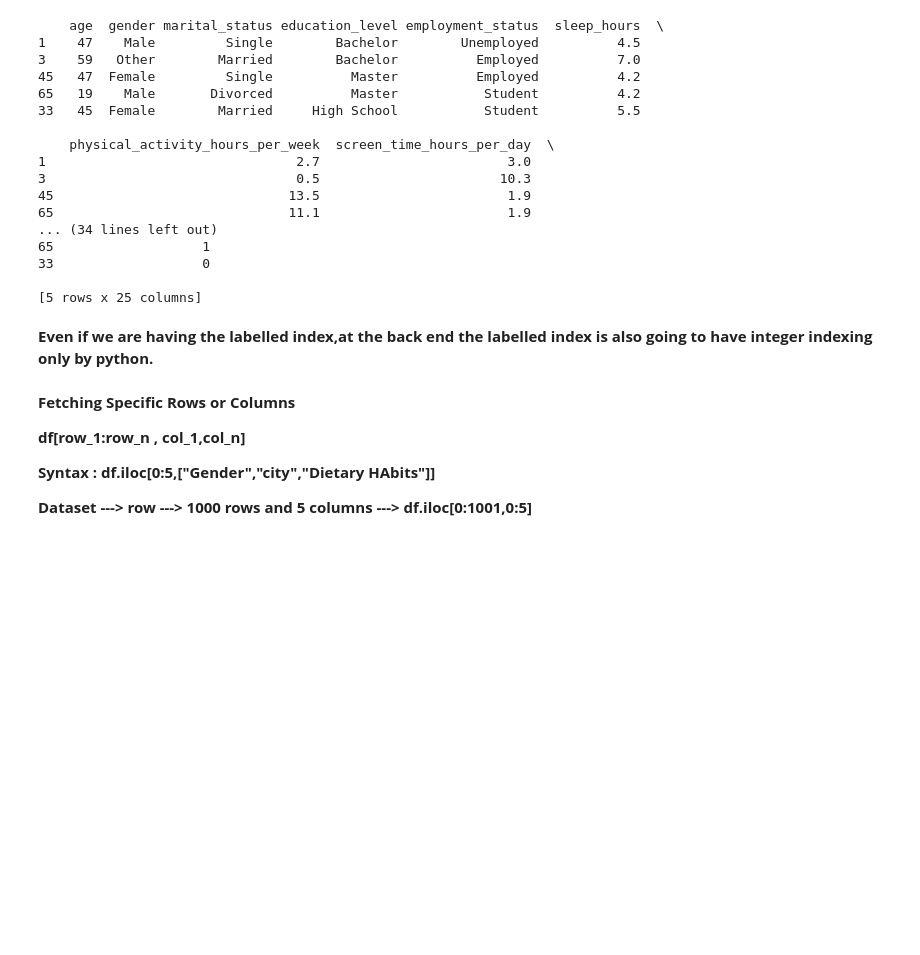
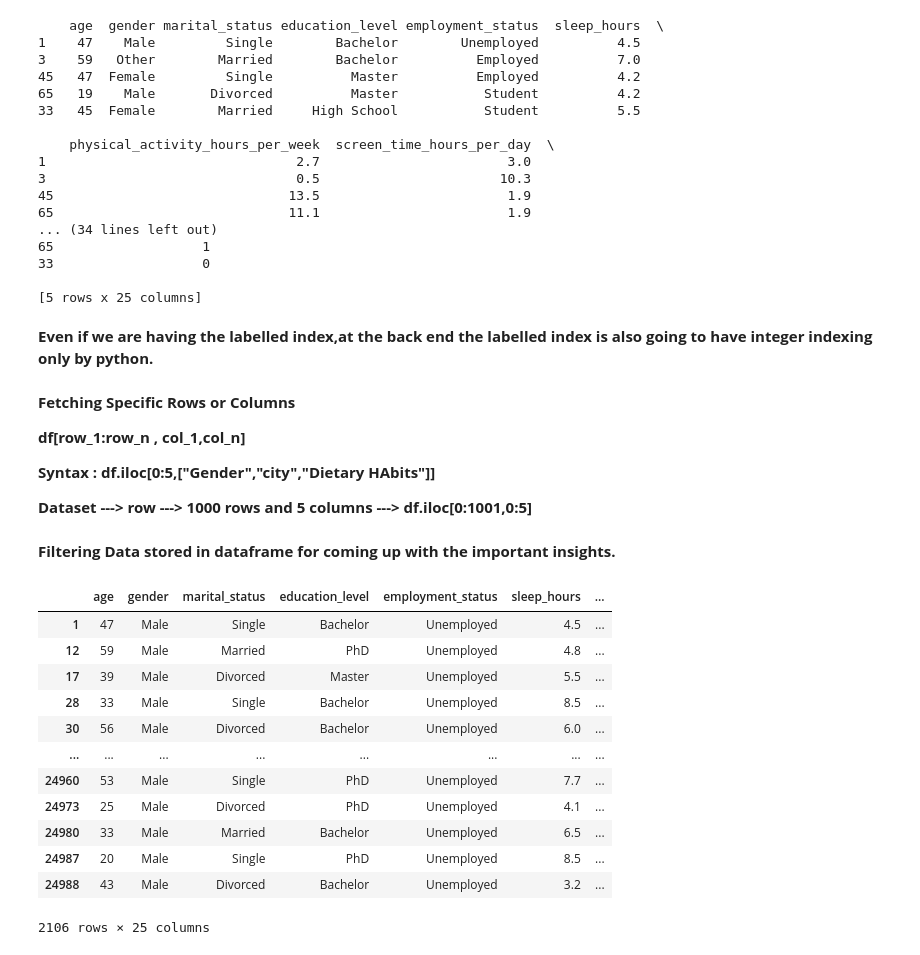
Before and after one commit to Legendkiller9855/GENRATIVE_AI, a Jupyter notebook: Pandas.ipynb, the cells around one changed output. Cells and saved outputs as stored; diff of their text form; code cells hidden in the pictures; blank space fills up the shorter version.

```diff
--- a/Pandas.ipynb
+++ b/Pandas.ipynb
@@ -1087,3 +1087,30 @@ print(data.iloc[[1,3,45,65,33]])
 **Syntax : df.iloc[0:5,["Gender","city","Dietary HAbits"]]**
 
 **Dataset ---> row ---> 1000 rows and 5 columns ---> df.iloc[0:1001,0:5]**
+# %% [markdown]
+**Filtering Data stored in dataframe for coming up with the important insights.**
+# %%
+import numpy as np
+import json
+import pandas as pd
+
+data = pd.read_csv('/content/mental_health_risk_dataset.csv')
+data['gender'] == 'Male' #Will put this condition on the data and give data following this condition in form of true or false..
+
+data[data['gender'] == 'Male'] #To get the whole data passing the condition
+
+data[(data['gender'] == 'Male') & (data['employment_status'] == 'Unemployed')] #As it has & it will give data which passes both the condition.
+# %% [output]
+|  | age | gender | marital_status | education_level | employment_status | sleep_hours | ... |
+| 1 | 47 | Male | Single | Bachelor | Unemployed | 4.5 | ... |
+| 12 | 59 | Male | Married | PhD | Unemployed | 4.8 | ... |
+| 17 | 39 | Male | Divorced | Master | Unemployed | 5.5 | ... |
+| 28 | 33 | Male | Single | Bachelor | Unemployed | 8.5 | ... |
+| 30 | 56 | Male | Divorced | Bachelor | Unemployed | 6.0 | ... |
+| ... | ... | ... | ... | ... | ... | ... | ... |
+| 24960 | 53 | Male | Single | PhD | Unemployed | 7.7 | ... |
+| 24973 | 25 | Male | Divorced | PhD | Unemployed | 4.1 | ... |
+| 24980 | 33 | Male | Married | Bachelor | Unemployed | 6.5 | ... |
+| 24987 | 20 | Male | Single | PhD | Unemployed | 8.5 | ... |
+| 24988 | 43 | Male | Divorced | Bachelor | Unemployed | 3.2 | ... |
+2106 rows × 25 columns
```
Also changed, not shown: parts of 11 cells of this notebook.
